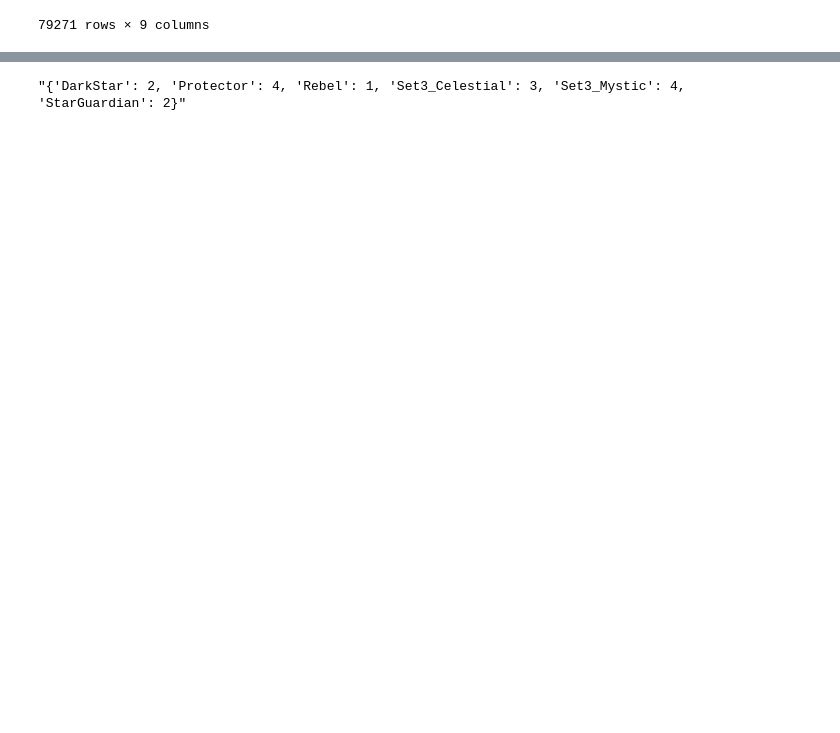
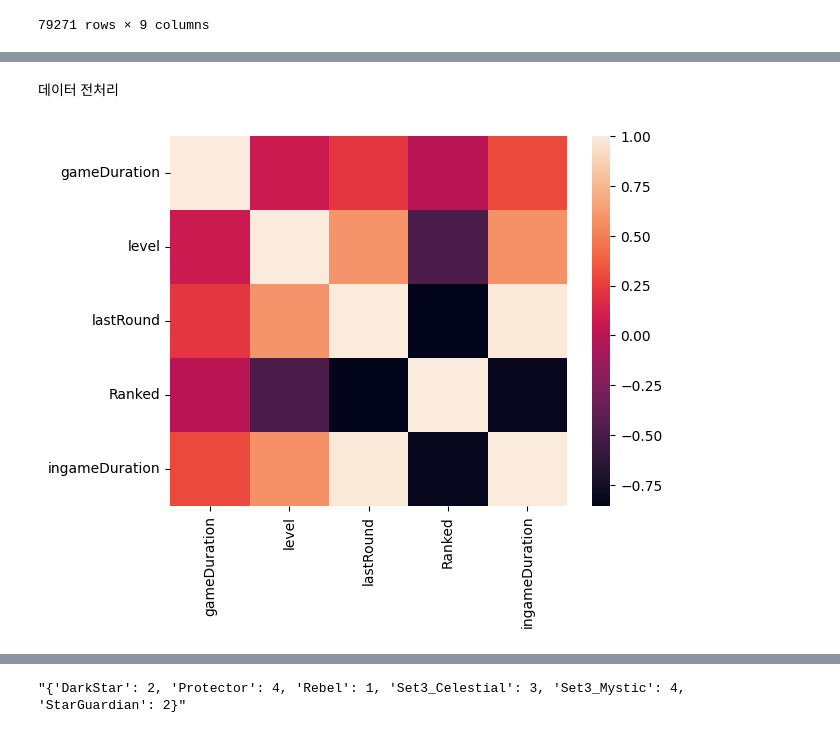
Before and after one commit to orin00/colab, a Jupyter notebook: 240315_TFT분류모델.ipynb, the cells around one changed output, grey strips where cells are left out. Saved outputs shown, nothing was run; the diff lists cells and outputs as text; code cells hidden in the pictures; blank space fills up the shorter version.

```diff
--- a/240315_TFT분류모델.ipynb
+++ b/240315_TFT분류모델.ipynb
@@ -171,0 +209,7 @@ df
+# %% [markdown]
+데이터 전처리
+# %%
+sns.heatmap(df.corr())
+plt.show()
+# %% [output]
+[figure, added]
```
Also changed, not shown: parts of 63 cells of this notebook.
